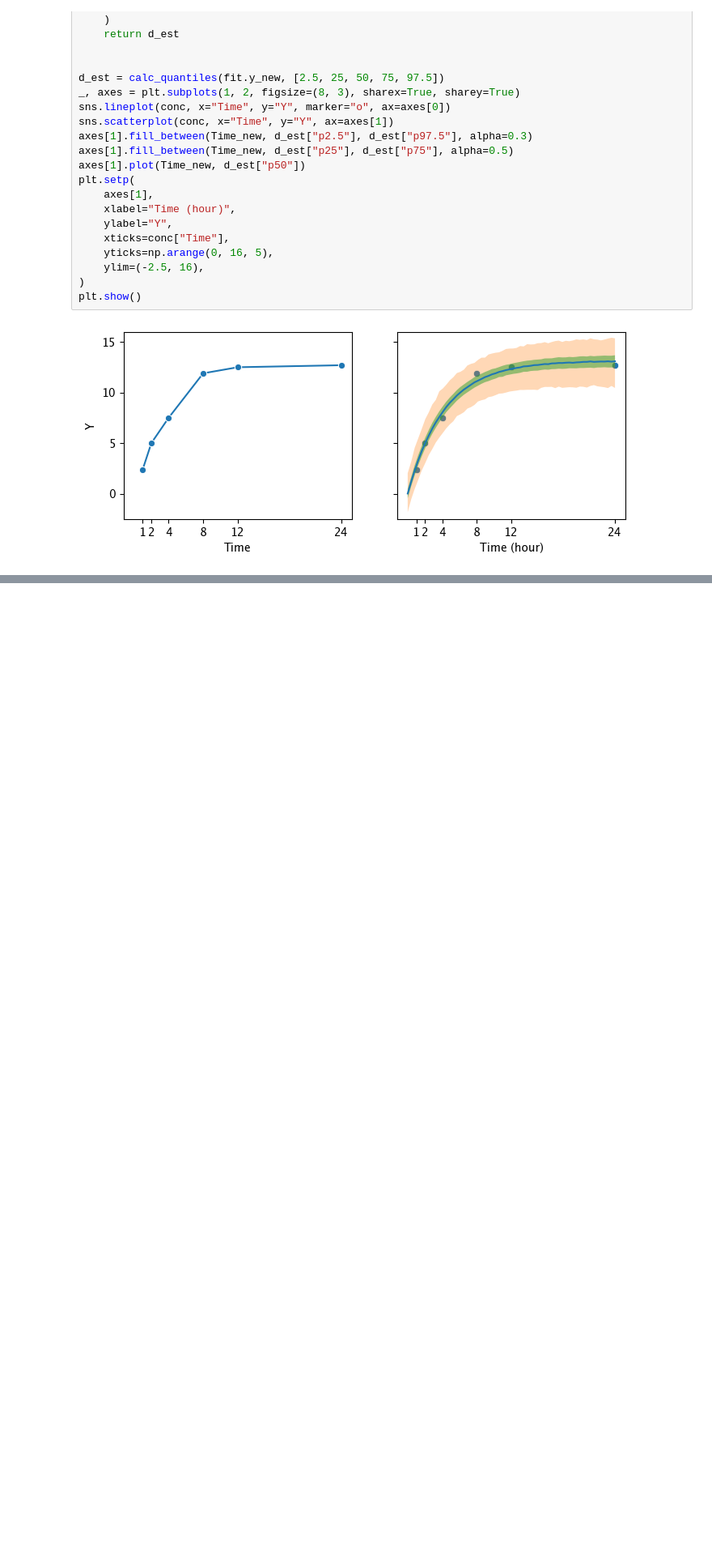
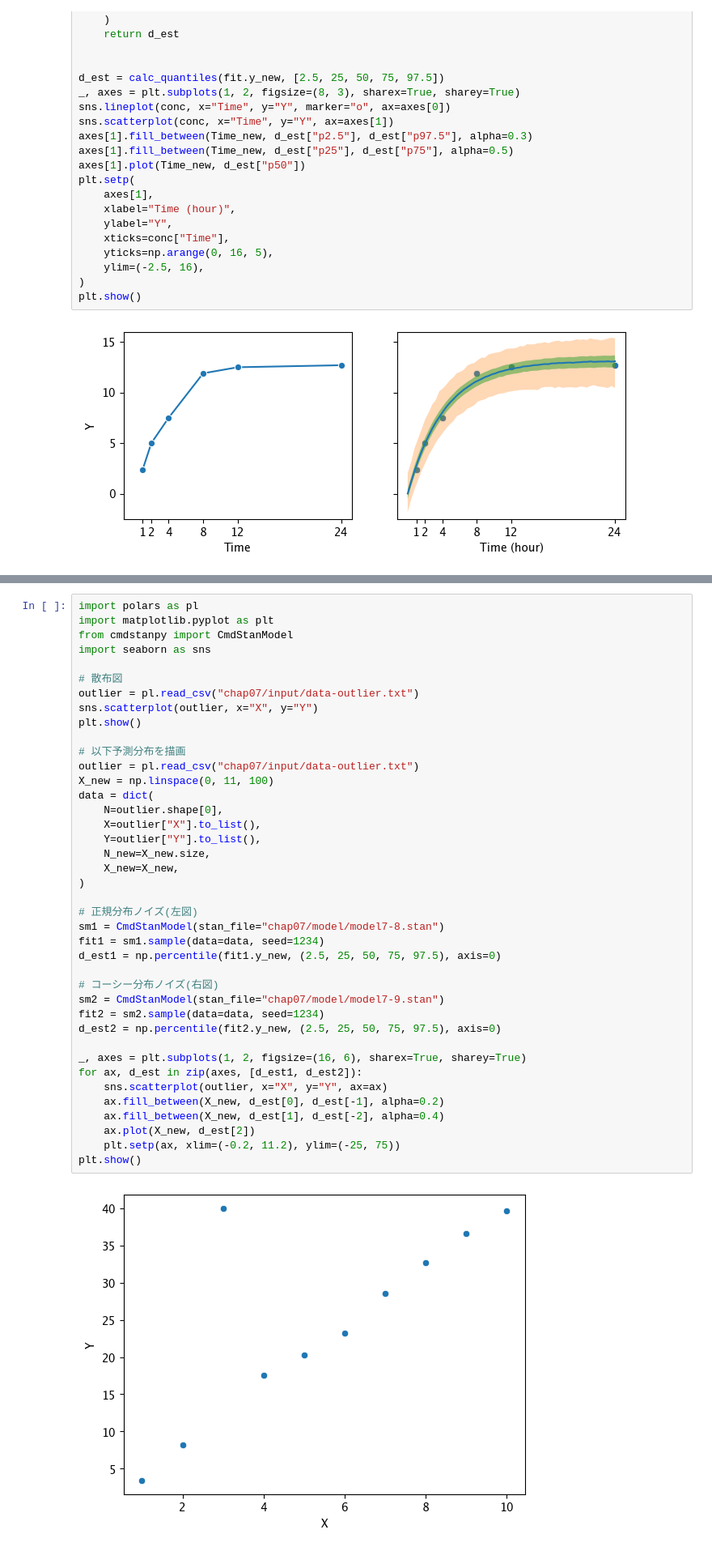
Before and after one commit to sato1214syun/RStanBook-Python, a Jupyter notebook: src/python_bayes/chap07.ipynb, the cells around one changed output, grey strips where cells are left out. Shown at 81% size. Cells and saved outputs as stored; diff of their text form; blank space fills up the shorter version.

```diff
--- a/src/python_bayes/chap07.ipynb
+++ b/src/python_bayes/chap07.ipynb
@@ -450,0 +785,42 @@ plt.show()
+# %%
+import polars as pl
+import matplotlib.pyplot as plt
+from cmdstanpy import CmdStanModel
+import seaborn as sns
+
+# 散布図
+outlier = pl.read_csv("chap07/input/data-outlier.txt")
+sns.scatterplot(outlier, x="X", y="Y")
+plt.show()
+
+# 以下予測分布を描画
+outlier = pl.read_csv("chap07/input/data-outlier.txt")
+X_new = np.linspace(0, 11, 100)
+data = dict(
+    N=outlier.shape[0],
+    X=outlier["X"].to_list(),
+    Y=outlier["Y"].to_list(),
+    N_new=X_new.size,
+    X_new=X_new,
+)
+
+# 正規分布ノイズ(左図)
+sm1 = CmdStanModel(stan_file="chap07/model/model7-8.stan")
+fit1 = sm1.sample(data=data, seed=1234)
+d_est1 = np.percentile(fit1.y_new, (2.5, 25, 50, 75, 97.5), axis=0)
+
+# コーシー分布ノイズ(右図)
+sm2 = CmdStanModel(stan_file="chap07/model/model7-9.stan")
+fit2 = sm2.sample(data=data, seed=1234)
+d_est2 = np.percentile(fit2.y_new, (2.5, 25, 50, 75, 97.5), axis=0)
+
+_, axes = plt.subplots(1, 2, figsize=(16, 6), sharex=True, sharey=True)
+for ax, d_est in zip(axes, [d_est1, d_est2]):
+    sns.scatterplot(outlier, x="X", y="Y", ax=ax)
+    ax.fill_between(X_new, d_est[0], d_est[-1], alpha=0.2)
+    ax.fill_between(X_new, d_est[1], d_est[-2], alpha=0.4)
+    ax.plot(X_new, d_est[2])
+    plt.setp(ax, xlim=(-0.2, 11.2), ylim=(-25, 75))
+plt.show()
+# %% [output]
+[figure, added]
```
Also changed, not shown: parts of 16 cells of this notebook, 18 other files.
